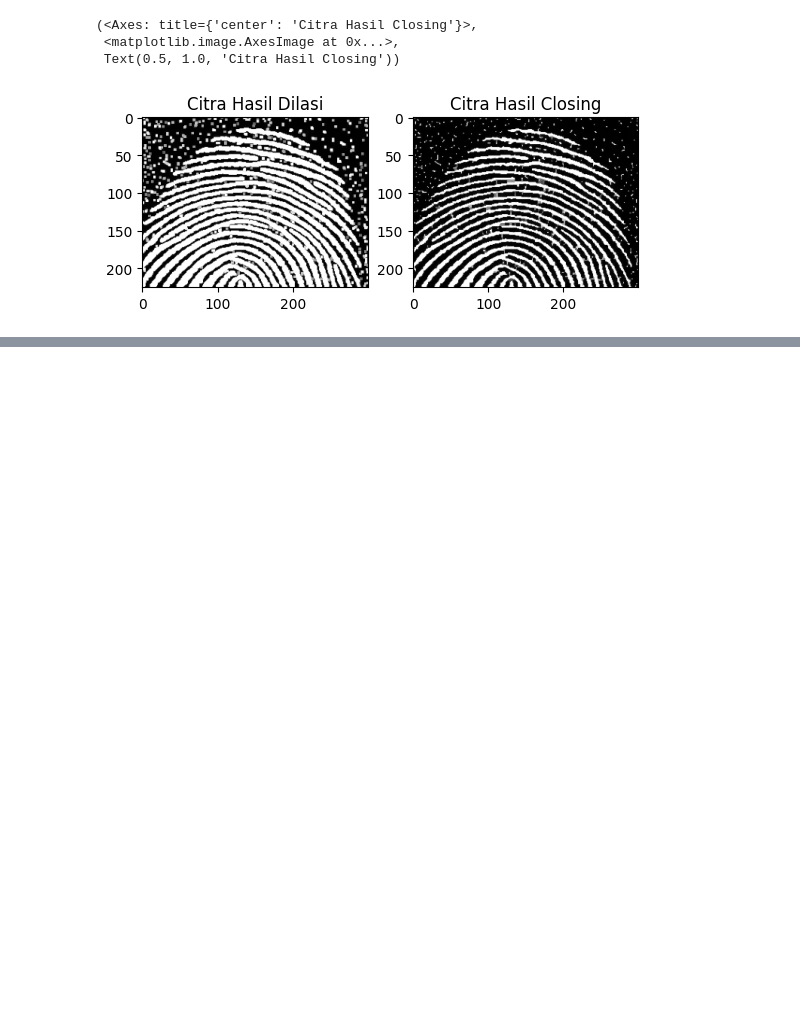
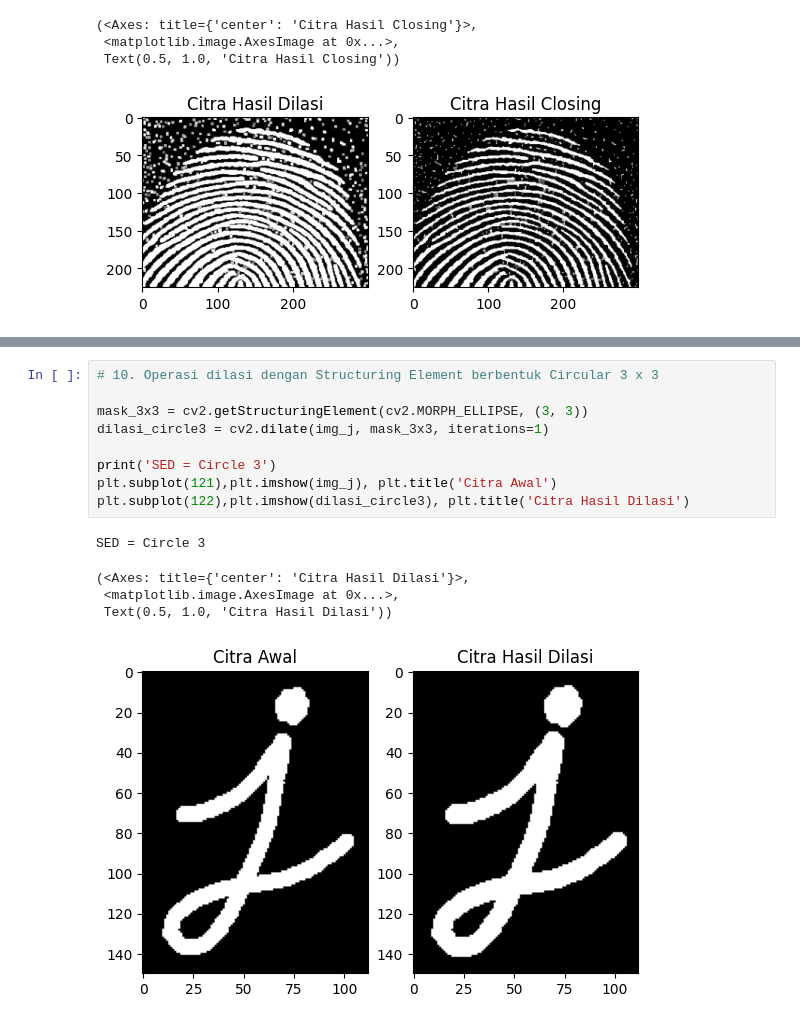
Before and after one commit to wahyufajar879/PCVK_Genap_2023, a Jupyter notebook: Week9.ipynb, the cells around one changed output, grey strips where cells are left out. Cells and saved outputs as stored; diff of their text form; blank space fills up the shorter version.

```diff
--- a/Week9.ipynb
+++ b/Week9.ipynb
@@ -162,0 +182,15 @@ NameError: ignored
+# %%
+# 10. Operasi dilasi dengan Structuring Element berbentuk Circular 3 x 3
+
+mask_3x3 = cv2.getStructuringElement(cv2.MORPH_ELLIPSE, (3, 3))
+dilasi_circle3 = cv2.dilate(img_j, mask_3x3, iterations=1)
+
+print('SED = Circle 3')
+plt.subplot(121),plt.imshow(img_j), plt.title('Citra Awal')
+plt.subplot(122),plt.imshow(dilasi_circle3), plt.title('Citra Hasil Dilasi')
+# %% [output]
+SED = Circle 3
+(<Axes: title={'center': 'Citra Hasil Dilasi'}>,
+ <matplotlib.image.AxesImage at 0x...>,
+ Text(0.5, 1.0, 'Citra Hasil Dilasi'))
+[figure, added]
```
Also changed, not shown: parts of 10 cells of this notebook.
